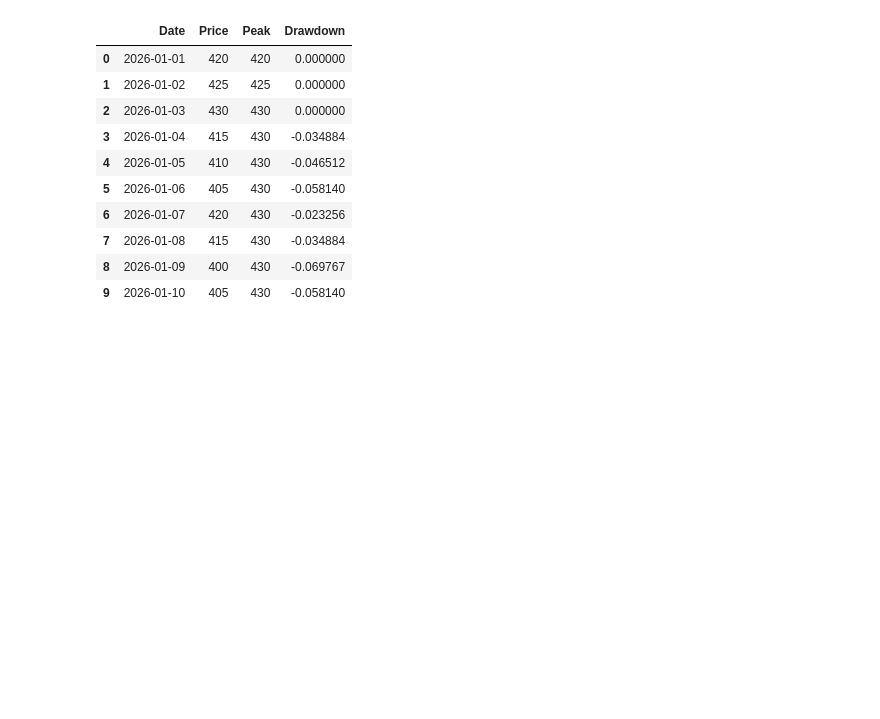
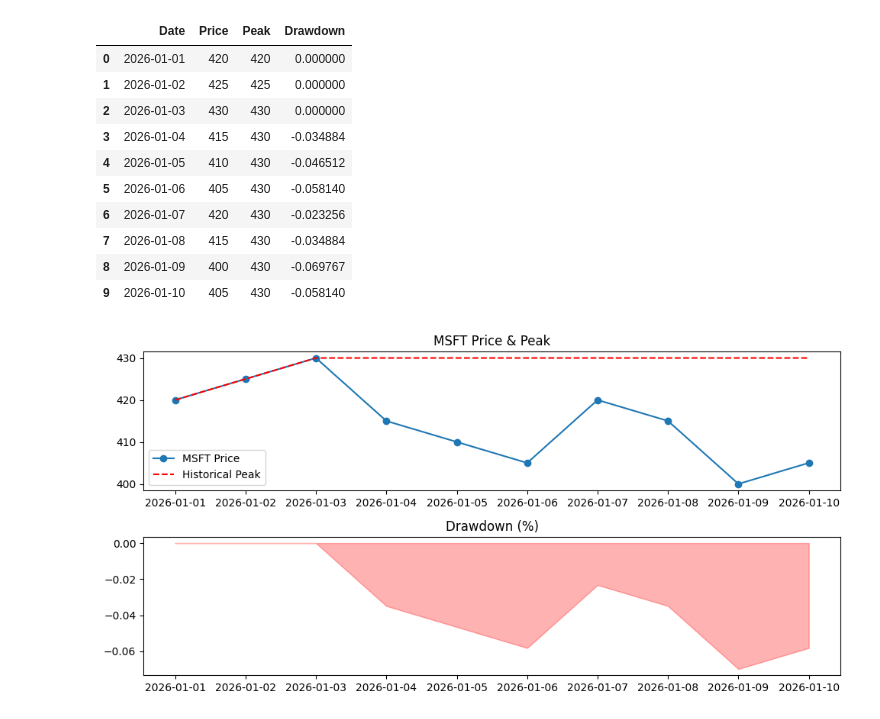
Before and after one commit to Andrew-lee0615/Quant-Analysis-Python, a Jupyter notebook: 01_MSFT_MDD_Analysis.ipynb, the cells around one changed output. Saved outputs shown, nothing was run; the diff lists cells and outputs as text; code cells hidden in the pictures; blank space fills up the shorter version.

```diff
--- a/01_MSFT_MDD_Analysis.ipynb
+++ b/01_MSFT_MDD_Analysis.ipynb
@@ -33,3 +33,25 @@ MSFT 분석 결과:
 | 7 | 2026-01-08 | 415 | 430 | -0.034884 |
 | 8 | 2026-01-09 | 400 | 430 | -0.069767 |
 | 9 | 2026-01-10 | 405 | 430 | -0.058140 |
+# %%
+import matplotlib.pyplot as plt
+
+# 1. 차트 그리기 (시각화 라이브러리 matplotlib 사용)
+plt.figure(figsize=(10, 5))
+
+# 주가 그래프
+plt.subplot(2, 1, 1)
+plt.plot(df['Date'], df['Price'], marker='o', label='MSFT Price')
+plt.plot(df['Date'], df['Peak'], linestyle='--', color='red', label='Historical Peak')
+plt.title('MSFT Price & Peak')
+plt.legend()
+
+# 낙폭(Drawdown) 그래프
+plt.subplot(2, 1, 2)
+plt.fill_between(df['Date'], df['Drawdown'], 0, color='red', alpha=0.3)
+plt.title('Drawdown (%)')
+
+plt.tight_layout()
+plt.show()
+# %% [output]
+[figure, added]
```
